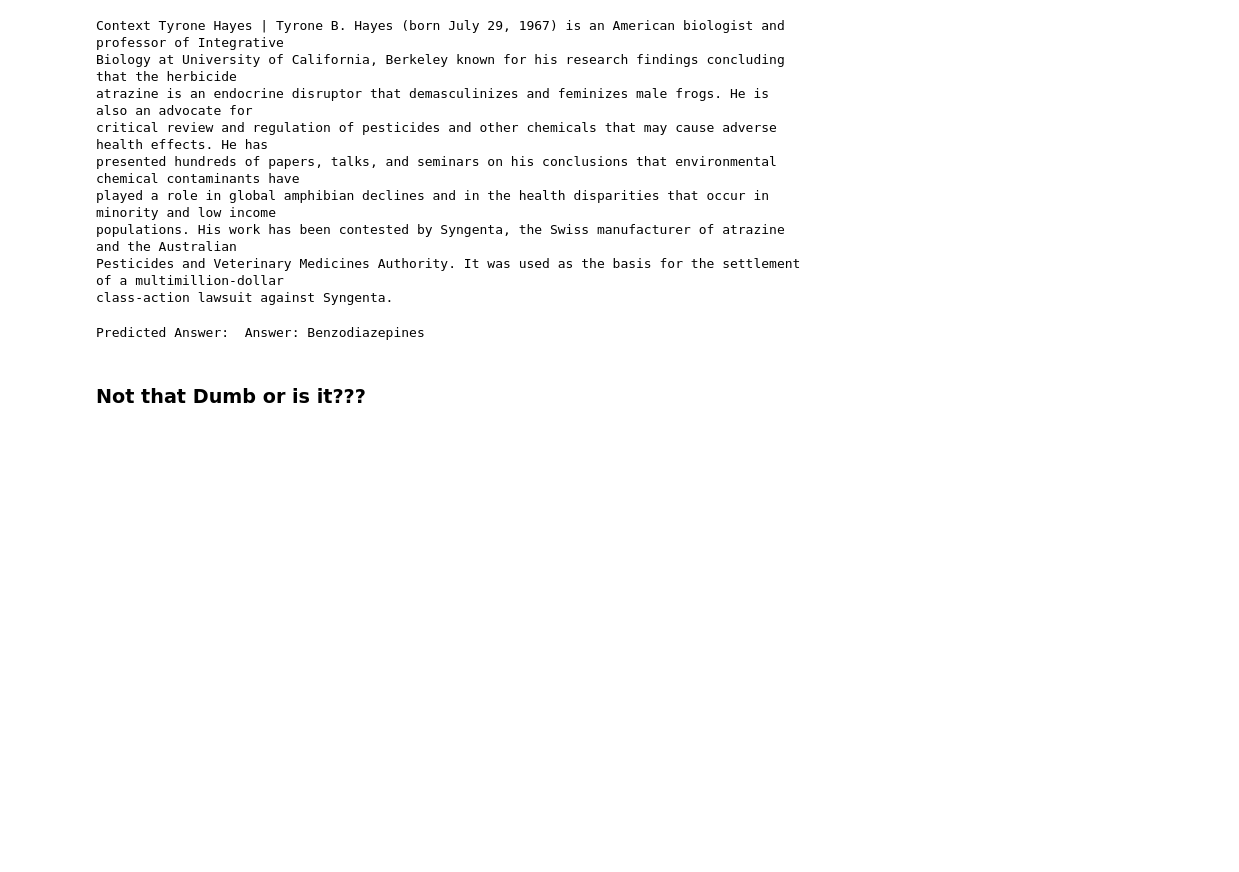
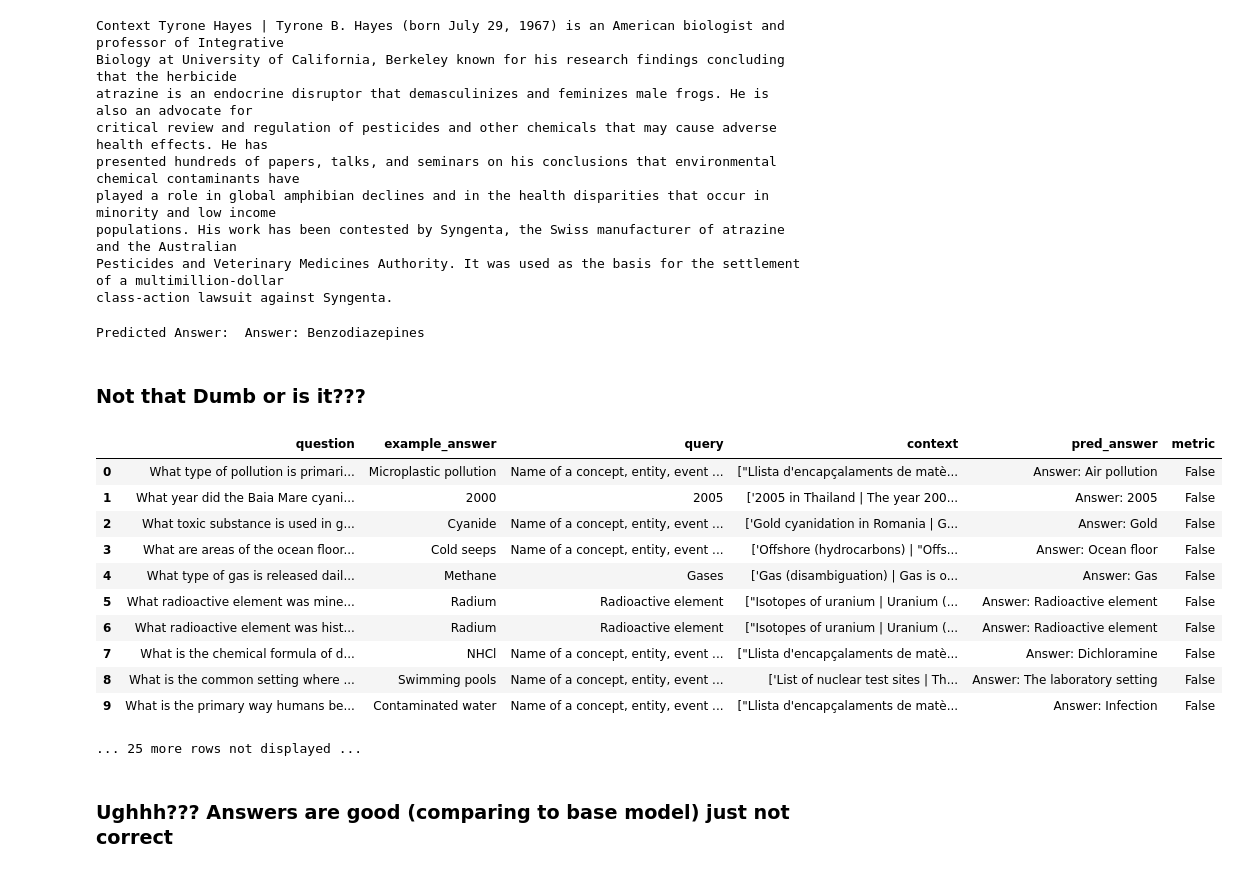
Before and after one commit to Ashad001/DSPyX, a Jupyter notebook: fine_tune_t5.ipynb, the cells around one changed output. Saved outputs shown, nothing was run; the diff lists cells and outputs as text; code cells hidden in the pictures; blank space fills up the shorter version.

```diff
--- a/fine_tune_t5.ipynb
+++ b/fine_tune_t5.ipynb
@@ -242,3 +242,30 @@ class-action lawsuit against Syngenta.
 Predicted Answer:  Answer: Benzodiazepines
 # %% [markdown]
 ### Not that Dumb or is it???
+# %%
+from dspy.evaluate import Evaluate
+
+evaluate = Evaluate(
+    metric = metric,
+    devset = test_set,
+    display_progress = True,
+    display_table = 10,
+    num_threads=8
+)
+
+eval = evaluate(rag_finetuned, return_outputs=True)
+# %% [output]
+|  | question | example_answer | query | context | pred_answer | metric |
+| 0 | What type of pollution is primari... | Microplastic pollution | Name of a concept, entity, event ... | ["Llista d'encapçalaments de matè... | Answer: Air pollution | False |
+| 1 | What year did the Baia Mare cyani... | 2000 | 2005 | ['2005 in Thailand | The year 200... | Answer: 2005 | False |
+| 2 | What toxic substance is used in g... | Cyanide | Name of a concept, entity, event ... | ['Gold cyanidation in Romania | G... | Answer: Gold | False |
+| 3 | What are areas of the ocean floor... | Cold seeps | Name of a concept, entity, event ... | ['Offshore (hydrocarbons) | "Offs... | Answer: Ocean floor | False |
+| 4 | What type of gas is released dail... | Methane | Gases | ['Gas (disambiguation) | Gas is o... | Answer: Gas | False |
+| 5 | What radioactive element was mine... | Radium | Radioactive element | ["Isotopes of uranium | Uranium (... | Answer: Radioactive element | False |
+| 6 | What radioactive element was hist... | Radium | Radioactive element | ["Isotopes of uranium | Uranium (... | Answer: Radioactive element | False |
+| 7 | What is the chemical formula of d... | NHCl | Name of a concept, entity, event ... | ["Llista d'encapçalaments de matè... | Answer: Dichloramine | False |
+| 8 | What is the common setting where ... | Swimming pools | Name of a concept, entity, event ... | ['List of nuclear test sites | Th... | Answer: The laboratory setting | False |
+| 9 | What is the primary way humans be... | Contaminated water | Name of a concept, entity, event ... | ["Llista d'encapçalaments de matè... | Answer: Infection | False |
+... 25 more rows not displayed ...
+# %% [markdown]
+### Ughhh??? Answers are good (comparing to base model) just not correct
```
